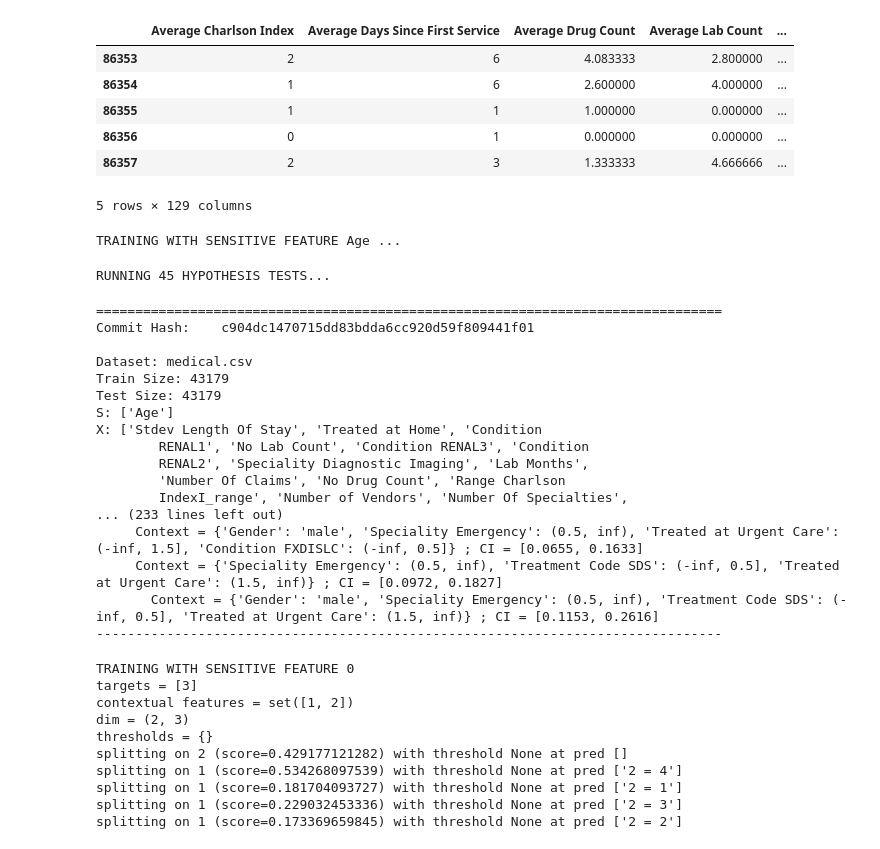
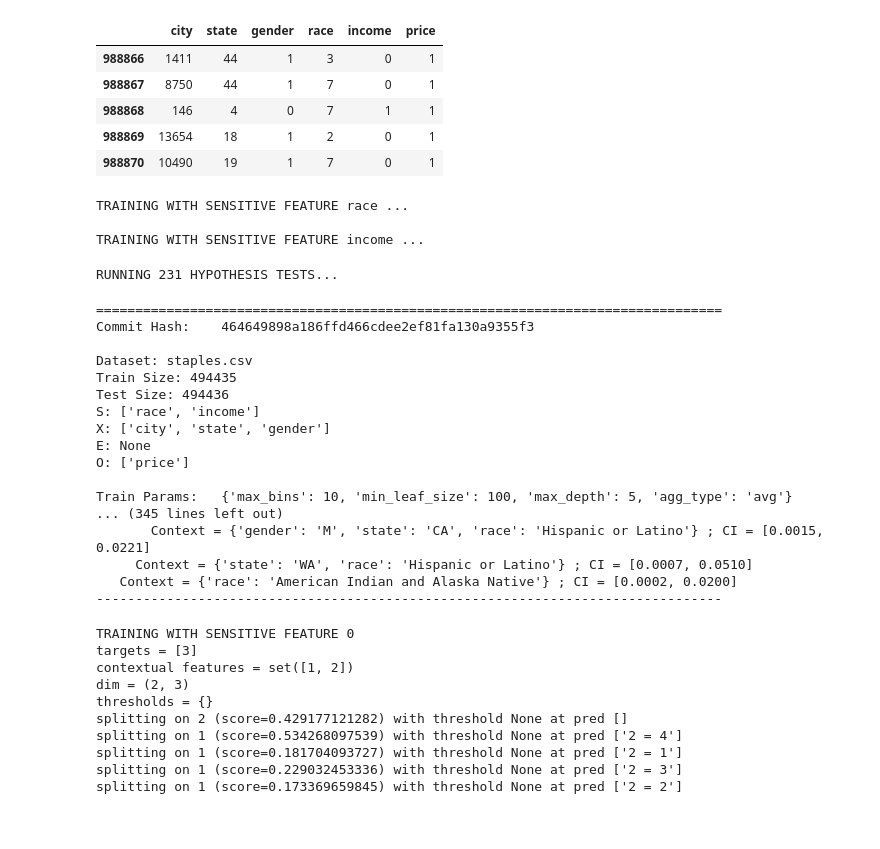
Before and after one commit to columbia/fairtest, a Jupyter notebook: src_new_api/test.ipynb, the cells around one changed output. Cells and saved outputs as stored; diff of their text form; code cells hidden in the pictures.

```diff
--- a/src_new_api/test.ipynb
+++ b/src_new_api/test.ipynb
@@ -47,7 +47,7 @@ TARGET = 'income'
 SENS = ['sex', 'race']
 EXPL = []
 '''
-
+'''
 dataname = 'medical.csv'
 data = pd.read_csv(
             '../data/medical/predictions_bin_4_25.csv',
@@ -65,7 +65,19 @@ data = data.drop('Pred_TN', axis=1)
 TARGET = 'Prediction'
 SENS = ['Age']
 EXPL = []
-
+'''
+'''
+data = pd.read_csv(
+            '../data/medical/predictions_reg_25.csv',
+            header=0,
+            sep=r'\s*,\s*',
+            engine='python',
+            na_values="?")
+data['Error'] = abs(data['Error'])
+TARGET = 'Error'
+SENS = ['Age']
+EXPL = []
+'''
 '''
 dataname = 'berkeley.csv'
 data = pd.read_csv(
@@ -91,73 +103,87 @@ data = pd.read_csv(
 data = data.drop('zipcode', axis=1)
 data = data.drop('distance', axis=1)
 TARGET = 'price'
-SENS = ['income']
+SENS = ['income', 'race']
 EXPL = []
 '''
+
 '''
 dataname = 'overfeat.txt'
 data = pd.read_csv(
             #'../data/images/lfw_black-white.txt',
             '../data/images/overfeat_raw.txt',
             header=0,
             sep=r'\s*\t\s*',
             engine='python',
             na_values="?")
 TARGET = 'Labels'
 SENS = ['Race']
 EXPL = []
 labeled_data = map(lambda s: ast.literal_eval(s), data[TARGET])
 label_encoder = preprocessing.MultiLabelBinarizer()
 labeled_data = label_encoder.fit_transform(labeled_data)
 labels = label_encoder.classes_
 df_labels = pd.DataFrame(labeled_data, columns=labels)
 data = pd.concat([data.drop(TARGET, axis=1), df_labels], axis=1)
 TARGET = labels.tolist()
 '''
 
+dataname = 'benchmark.csv'
+data = pd.read_csv(
+            '../data/benchmark/benchmark.csv',
+            header=0,
+            sep=r'\s*,\s*',
+            engine='python',
+            na_values="?")
+TARGET = 'price'
+SENS = ['income', 'race']
+EXPL = []
+
+
 measures = {}
 exp = api2.Experiment(data, SENS, TARGET, EXPL, train_size=0.5, measures=measures, random_state=RANDOM_SEED)
 data.tail()
 # %% [output]
-|  | Average Charlson Index | Average Days Since First Service | Average Drug Count | Average Lab Count | ... |
-| 86353 | 2 | 6 | 4.083333 | 2.800000 | ... |
-| 86354 | 1 | 6 | 2.600000 | 4.000000 | ... |
-| 86355 | 1 | 1 | 1.000000 | 0.000000 | ... |
-| 86356 | 0 | 1 | 0.000000 | 0.000000 | ... |
-| 86357 | 2 | 3 | 1.333333 | 4.666666 | ... |
+|  | city | state | gender | race | income | price |
+| 988866 | 1411 | 44 | 1 | 3 | 0 | 1 |
+| 988867 | 8750 | 44 | 1 | 7 | 0 | 1 |
+| 988868 | 146 | 4 | 0 | 7 | 1 | 1 |
+| 988869 | 13654 | 18 | 1 | 2 | 0 | 1 |
+| 988870 | 10490 | 19 | 1 | 7 | 0 | 1 |
-5 rows × 129 columns
 # %%
 imp.reload(fm)
 imp.reload(cat_tree)
 exp.train()
 # %% [output]
-TRAINING WITH SENSITIVE FEATURE Age ...
+TRAINING WITH SENSITIVE FEATURE race ...
+
+TRAINING WITH SENSITIVE FEATURE income ...
 # %%
 imp.reload(multitest)
 imp.reload(fm)
 exp.test(approx_stats=False, prune_insignificant=True)
 # %% [output]
-RUNNING 45 HYPOTHESIS TESTS...
+RUNNING 231 HYPOTHESIS TESTS...
 # %%
 imp.reload(display)
 exp.report(dataname, None, filter_by='better_than_ancestors', sort_by='effect')
 # %% [output]
 ================================================================================
-Commit Hash:    c904dc1470715dd83bdda6cc920d59f809441f01
+Commit Hash:    464649898a186ffd466cdee2ef81fa130a9355f3
 
-Dataset: medical.csv
-Train Size: 43179
-Test Size: 43179
-S: ['Age']
-X: ['Stdev Length Of Stay', 'Treated at Home', 'Condition
-        RENAL1', 'No Lab Count', 'Condition RENAL3', 'Condition
-        RENAL2', 'Speciality Diagnostic Imaging', 'Lab Months',
-        'Number Of Claims', 'No Drug Count', 'Range Charlson
-        IndexI_range', 'Number of Vendors', 'Number Of Specialties',
-... (233 lines left out)
-     Context = {'Gender': 'male', 'Speciality Emergency': (0.5, inf), 'Treated at Urgent Care': (-inf, 1.5], 'Condition FXDISLC': (-inf, 0.5]} ; CI = [0.0655, 0.1633]
-     Context = {'Speciality Emergency': (0.5, inf), 'Treatment Code SDS': (-inf, 0.5], 'Treated at Urgent Care': (1.5, inf)} ; CI = [0.0972, 0.1827]
-       Context = {'Gender': 'male', 'Speciality Emergency': (0.5, inf), 'Treatment Code SDS': (-inf, 0.5], 'Treated at Urgent Care': (1.5, inf)} ; CI = [0.1153, 0.2616]
+Dataset: staples.csv
+Train Size: 494435
+Test Size: 494436
+S: ['race', 'income']
+X: ['city', 'state', 'gender']
+E: None
+O: ['price']
+
+Train Params:   {'max_bins': 10, 'min_leaf_size': 100, 'max_depth': 5, 'agg_type': 'avg'}
+... (345 lines left out)
+       Context = {'gender': 'M', 'state': 'CA', 'race': 'Hispanic or Latino'} ; CI = [0.0015, 0.0221]
+     Context = {'state': 'WA', 'race': 'Hispanic or Latino'} ; CI = [0.0007, 0.0510]
+   Context = {'race': 'American Indian and Alaska Native'} ; CI = [0.0002, 0.0200]
 --------------------------------------------------------------------------------
 # %%
 imp.reload(api2)
```
Also changed, not shown: 12 other files.
